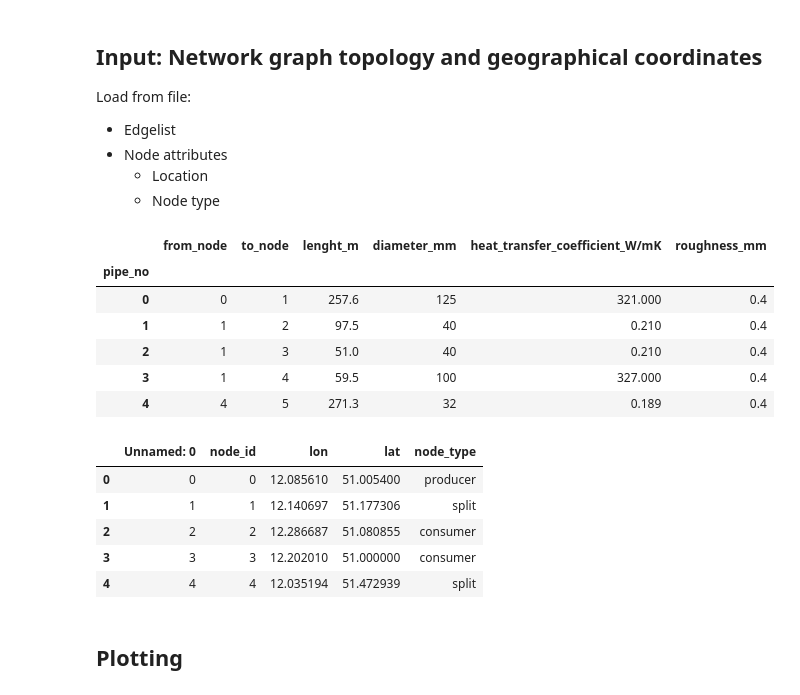
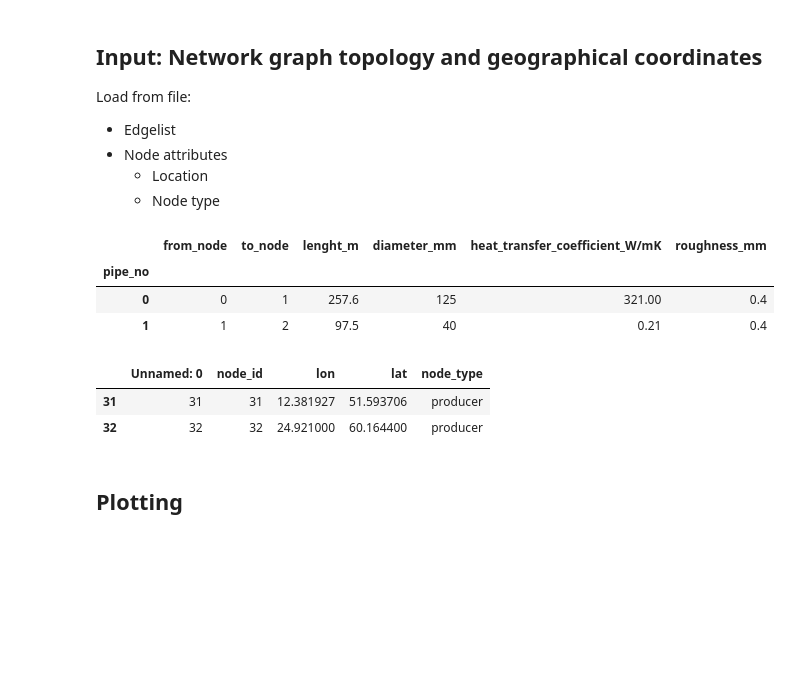
Before and after one commit to jnnr/models_oemof, a Jupyter notebook: DHN_model/DHN_model_prototyping.ipynb, the cells around one changed output. Saved outputs shown, nothing was run; the diff lists cells and outputs as text; code cells hidden in the pictures; blank space fills up the shorter version.

```diff
--- a/DHN_model/DHN_model_prototyping.ipynb
+++ b/DHN_model/DHN_model_prototyping.ipynb
@@ -16,25 +16,19 @@ Load from file:
     * Location
     * Node type
 # %%
-edge_list = pd.read_csv('edge_list.csv', header=0, index_col='pipe_no')
-edge_list.head()
+edge_list = pd.read_csv('data/edge_list.csv', header=0, index_col='pipe_no')
+edge_list.head(2)
 # %% [output]
 |  | from_node | to_node | lenght_m | diameter_mm | heat_transfer_coefficient_W/mK | roughness_mm |
 | pipe_no |  |  |  |  |  |  |
-| 0 | 0 | 1 | 257.6 | 125 | 321.000 | 0.4 |
-| 1 | 1 | 2 | 97.5 | 40 | 0.210 | 0.4 |
-| 2 | 1 | 3 | 51.0 | 40 | 0.210 | 0.4 |
-| 3 | 1 | 4 | 59.5 | 100 | 327.000 | 0.4 |
-| 4 | 4 | 5 | 271.3 | 32 | 0.189 | 0.4 |
+| 0 | 0 | 1 | 257.6 | 125 | 321.00 | 0.4 |
+| 1 | 1 | 2 | 97.5 | 40 | 0.21 | 0.4 |
 # %%
-node_list = pd.read_csv('node_list.csv')
-node_list.head()
+node_list = pd.read_csv('data/node_list.csv')
+node_list.iloc[-2:]
 # %% [output]
 |  | Unnamed: 0 | node_id | lon | lat | node_type |
-| 0 | 0 | 0 | 12.085610 | 51.005400 | producer |
-| 1 | 1 | 1 | 12.140697 | 51.177306 | split |
-| 2 | 2 | 2 | 12.286687 | 51.080855 | consumer |
-| 3 | 3 | 3 | 12.202010 | 51.000000 | consumer |
-| 4 | 4 | 4 | 12.035194 | 51.472939 | split |
+| 31 | 31 | 31 | 12.381927 | 51.593706 | producer |
+| 32 | 32 | 32 | 24.921000 | 60.164400 | producer |
 # %%
 def create_network(edge_list, node_list):
```
Also changed, not shown: parts of 33 cells of this notebook, 13 other files.
